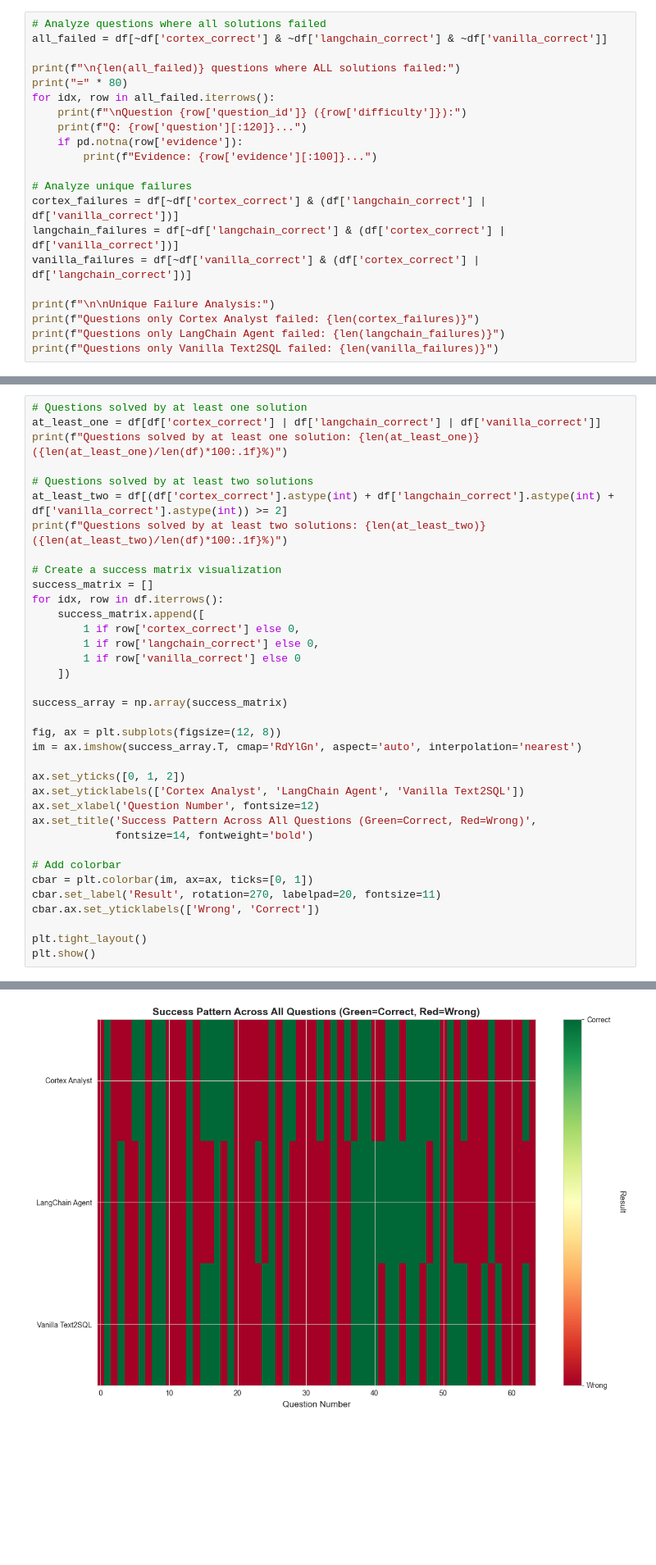
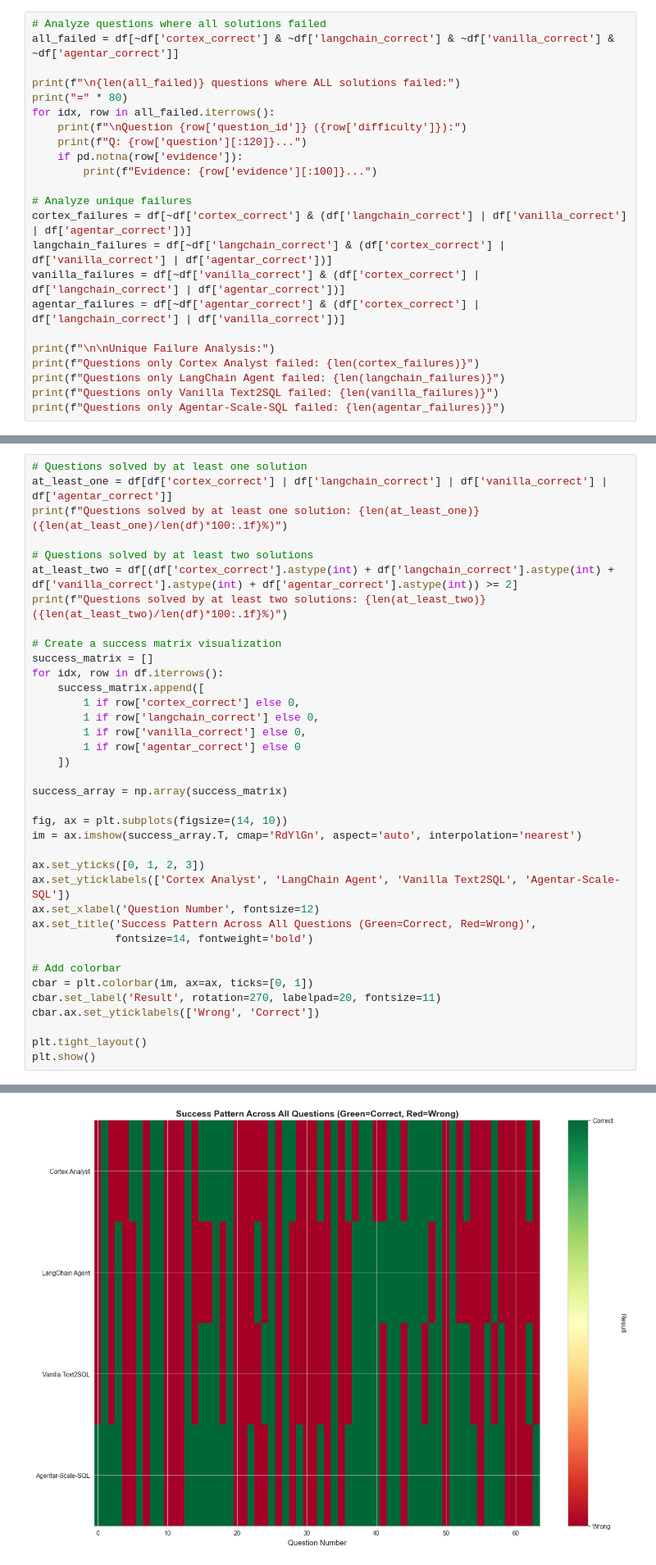
Before and after one commit to gavinHuang/eval_playground, a Jupyter notebook: bird-sql/analysis.ipynb, the cells around one changed output, grey strips where cells are left out. Shown: that part at 82% size. Saved outputs shown, nothing was run; the diff lists cells and outputs as text; blank space fills up the shorter version.

```diff
--- a/bird-sql/analysis.ipynb
+++ b/bird-sql/analysis.ipynb
@@ -301,7 +332,7 @@ LangChain + Vanilla      3
 ## 4. Error Analysis
 # %%
 # Analyze questions where all solutions failed
-all_failed = df[~df['cortex_correct'] & ~df['langchain_correct'] & ~df['vanilla_correct']]
+all_failed = df[~df['cortex_correct'] & ~df['langchain_correct'] & ~df['vanilla_correct'] & ~df['agentar_correct']]
 
 print(f"\n{len(all_failed)} questions where ALL solutions failed:")
 print("=" * 80)
@@ -312,12 +343,14 @@ for idx, row in all_failed.iterrows():
         print(f"Evidence: {row['evidence'][:100]}...")
 
 # Analyze unique failures
-cortex_failures = df[~df['cortex_correct'] & (df['langchain_correct'] | df['vanilla_correct'])]
-langchain_failures = df[~df['langchain_correct'] & (df['cortex_correct'] | df['vanilla_correct'])]
-vanilla_failures = df[~df['vanilla_correct'] & (df['cortex_correct'] | df['langchain_correct'])]
+cortex_failures = df[~df['cortex_correct'] & (df['langchain_correct'] | df['vanilla_correct'] | df['agentar_correct'])]
+langchain_failures = df[~df['langchain_correct'] & (df['cortex_correct'] | df['vanilla_correct'] | df['agentar_correct'])]
+vanilla_failures = df[~df['vanilla_correct'] & (df['cortex_correct'] | df['langchain_correct'] | df['agentar_correct'])]
+agentar_failures = df[~df['agentar_correct'] & (df['cortex_correct'] | df['langchain_correct'] | df['vanilla_correct'])]
 
 print(f"\n\nUnique Failure Analysis:")
 print(f"Questions only Cortex Analyst failed: {len(cortex_failures)}")
 print(f"Questions only LangChain Agent failed: {len(langchain_failures)}")
 print(f"Questions only Vanilla Text2SQL failed: {len(vanilla_failures)}")
+print(f"Questions only Agentar-Scale-SQL failed: {len(agentar_failures)}")
 # %% [output]
@@ -342,11 +375,11 @@ Questions only Vanilla Text2SQL failed: 10
 ## 5. Success Pattern Analysis
 # %%
 # Questions solved by at least one solution
-at_least_one = df[df['cortex_correct'] | df['langchain_correct'] | df['vanilla_correct']]
+at_least_one = df[df['cortex_correct'] | df['langchain_correct'] | df['vanilla_correct'] | df['agentar_correct']]
 print(f"Questions solved by at least one solution: {len(at_least_one)} ({len(at_least_one)/len(df)*100:.1f}%)")
 
 # Questions solved by at least two solutions
-at_least_two = df[(df['cortex_correct'].astype(int) + df['langchain_correct'].astype(int) + df['vanilla_correct'].astype(int)) >= 2]
+at_least_two = df[(df['cortex_correct'].astype(int) + df['langchain_correct'].astype(int) + df['vanilla_correct'].astype(int) + df['agentar_correct'].astype(int)) >= 2]
 print(f"Questions solved by at least two solutions: {len(at_least_two)} ({len(at_least_two)/len(df)*100:.1f}%)")
 
 # Create a success matrix visualization
@@ -355,16 +388,17 @@ for idx, row in df.iterrows():
     success_matrix.append([
         1 if row['cortex_correct'] else 0,
         1 if row['langchain_correct'] else 0,
-        1 if row['vanilla_correct'] else 0
+        1 if row['vanilla_correct'] else 0,
+        1 if row['agentar_correct'] else 0
     ])
 
 success_array = np.array(success_matrix)
 
-fig, ax = plt.subplots(figsize=(12, 8))
+fig, ax = plt.subplots(figsize=(14, 10))
 im = ax.imshow(success_array.T, cmap='RdYlGn', aspect='auto', interpolation='nearest')
 
-ax.set_yticks([0, 1, 2])
-ax.set_yticklabels(['Cortex Analyst', 'LangChain Agent', 'Vanilla Text2SQL'])
+ax.set_yticks([0, 1, 2, 3])
+ax.set_yticklabels(['Cortex Analyst', 'LangChain Agent', 'Vanilla Text2SQL', 'Agentar-Scale-SQL'])
 ax.set_xlabel('Question Number', fontsize=12)
 ax.set_title('Success Pattern Across All Questions (Green=Correct, Red=Wrong)',
              fontsize=14, fontweight='bold')
@@ -382,4 +416,4 @@ Questions solved by at least two solutions: 28 (43.8%)
-[figure, old version]
+[figure, new version]
 # %% [markdown]
 ## 6. Key Findings and Insights
 # %%
```
Also changed, not shown: parts of 9 cells of this notebook, 16 other files.
